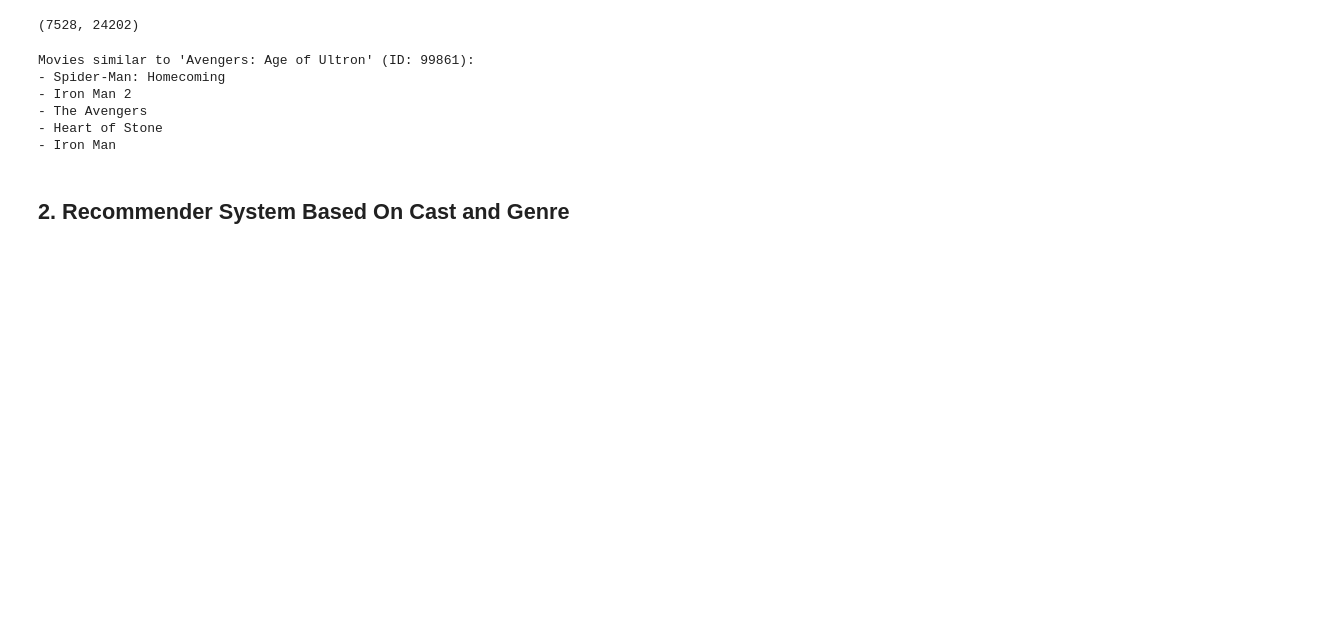
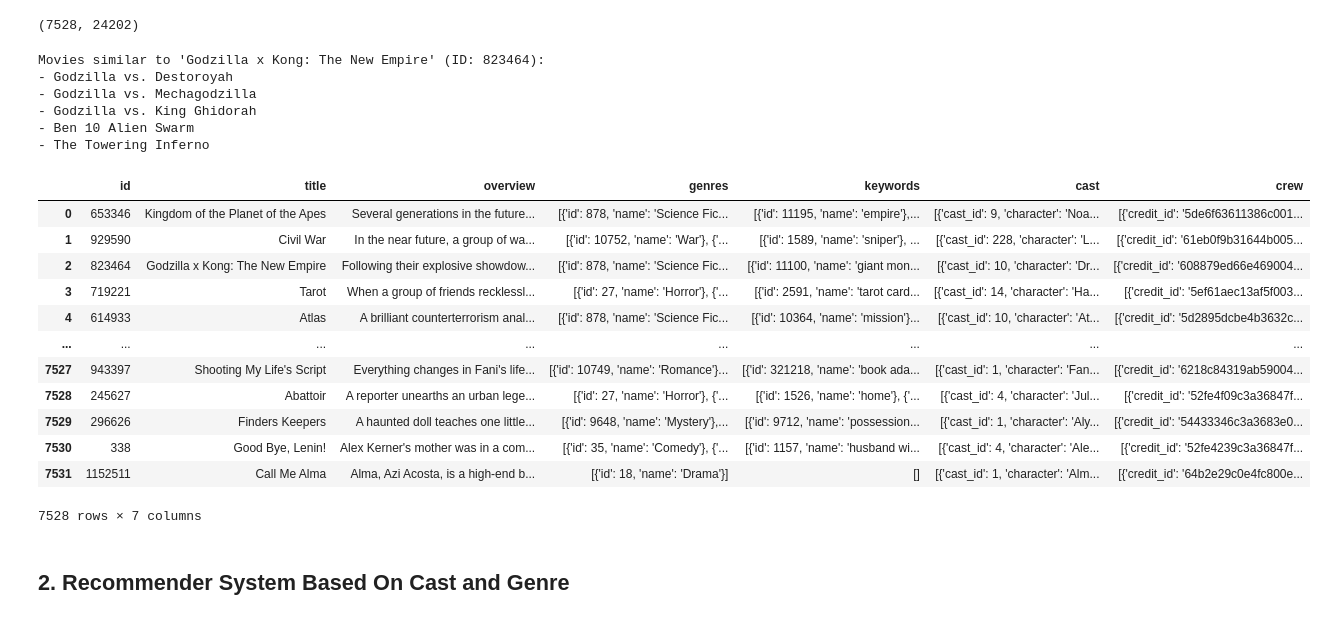
Before and after one commit to C24-MR01/nbs-ml, a Jupyter notebook: content-based-filtering.ipynb, the cells around one changed output. Drawn from its saved outputs; the diff is of its cells as text; code cells hidden in the pictures; blank space fills up the shorter version.

```diff
--- a/content-based-filtering.ipynb
+++ b/content-based-filtering.ipynb
@@ -180,5 +180,5 @@ def get_recommendations(movie_id, cosine_sim=cosine_sim):
 # %%
-movie_id ="99861"
+movie_id ="823464"
 similar_movie_ids = get_recommendations(movie_id)
 
 if isinstance(similar_movie_ids, str):
@@ -190,12 +190,28 @@ else:
         movie_title = movies.loc[movies['id'] == movie_id, 'title'].values[0]
         print("- {}".format(movie_title))
 # %% [output]
-Movies similar to 'Avengers: Age of Ultron' (ID: 99861):
-- Spider-Man: Homecoming
-- Iron Man 2
-- The Avengers
-- Heart of Stone
-- Iron Man
+Movies similar to 'Godzilla x Kong: The New Empire' (ID: 823464):
+- Godzilla vs. Destoroyah
+- Godzilla vs. Mechagodzilla
+- Godzilla vs. King Ghidorah
+- Ben 10 Alien Swarm
+- The Towering Inferno
+# %%
+movies
+# %% [output]
+|  | id | title | overview | genres | keywords | cast | crew |
+| 0 | 653346 | Kingdom of the Planet of the Apes | Several generations in the future... | [{'id': 878, 'name': 'Science Fic... | [{'id': 11195, 'name': 'empire'},... | [{'cast_id': 9, 'character': 'Noa... | [{'credit_id': '5de6f63611386c001... |
+| 1 | 929590 | Civil War | In the near future, a group of wa... | [{'id': 10752, 'name': 'War'}, {'... | [{'id': 1589, 'name': 'sniper'}, ... | [{'cast_id': 228, 'character': 'L... | [{'credit_id': '61eb0f9b31644b005... |
+| 2 | 823464 | Godzilla x Kong: The New Empire | Following their explosive showdow... | [{'id': 878, 'name': 'Science Fic... | [{'id': 11100, 'name': 'giant mon... | [{'cast_id': 10, 'character': 'Dr... | [{'credit_id': '608879ed66e469004... |
+| 3 | 719221 | Tarot | When a group of friends recklessl... | [{'id': 27, 'name': 'Horror'}, {'... | [{'id': 2591, 'name': 'tarot card... | [{'cast_id': 14, 'character': 'Ha... | [{'credit_id': '5ef61aec13af5f003... |
+| 4 | 614933 | Atlas | A brilliant counterterrorism anal... | [{'id': 878, 'name': 'Science Fic... | [{'id': 10364, 'name': 'mission'}... | [{'cast_id': 10, 'character': 'At... | [{'credit_id': '5d2895dcbe4b3632c... |
+| ... | ... | ... | ... | ... | ... | ... | ... |
+| 7527 | 943397 | Shooting My Life's Script | Everything changes in Fani's life... | [{'id': 10749, 'name': 'Romance'}... | [{'id': 321218, 'name': 'book ada... | [{'cast_id': 1, 'character': 'Fan... | [{'credit_id': '6218c84319ab59004... |
+| 7528 | 245627 | Abattoir | A reporter unearths an urban lege... | [{'id': 27, 'name': 'Horror'}, {'... | [{'id': 1526, 'name': 'home'}, {'... | [{'cast_id': 4, 'character': 'Jul... | [{'credit_id': '52fe4f09c3a36847f... |
+| 7529 | 296626 | Finders Keepers | A haunted doll teaches one little... | [{'id': 9648, 'name': 'Mystery'},... | [{'id': 9712, 'name': 'possession... | [{'cast_id': 1, 'character': 'Aly... | [{'credit_id': '54433346c3a3683e0... |
+| 7530 | 338 | Good Bye, Lenin! | Alex Kerner's mother was in a com... | [{'id': 35, 'name': 'Comedy'}, {'... | [{'id': 1157, 'name': 'husband wi... | [{'cast_id': 4, 'character': 'Ale... | [{'credit_id': '52fe4239c3a36847f... |
+| 7531 | 1152511 | Call Me Alma | Alma, Azi Acosta, is a high-end b... | [{'id': 18, 'name': 'Drama'}] | [] | [{'cast_id': 1, 'character': 'Alm... | [{'credit_id': '64b2e29c0e4fc800e... |
+7528 rows × 7 columns
 # %% [markdown]
 ## 2. Recommender System Based On Cast and Genre
 # %%
```
Also changed, not shown: parts of 4 cells of this notebook, 2 other files.
